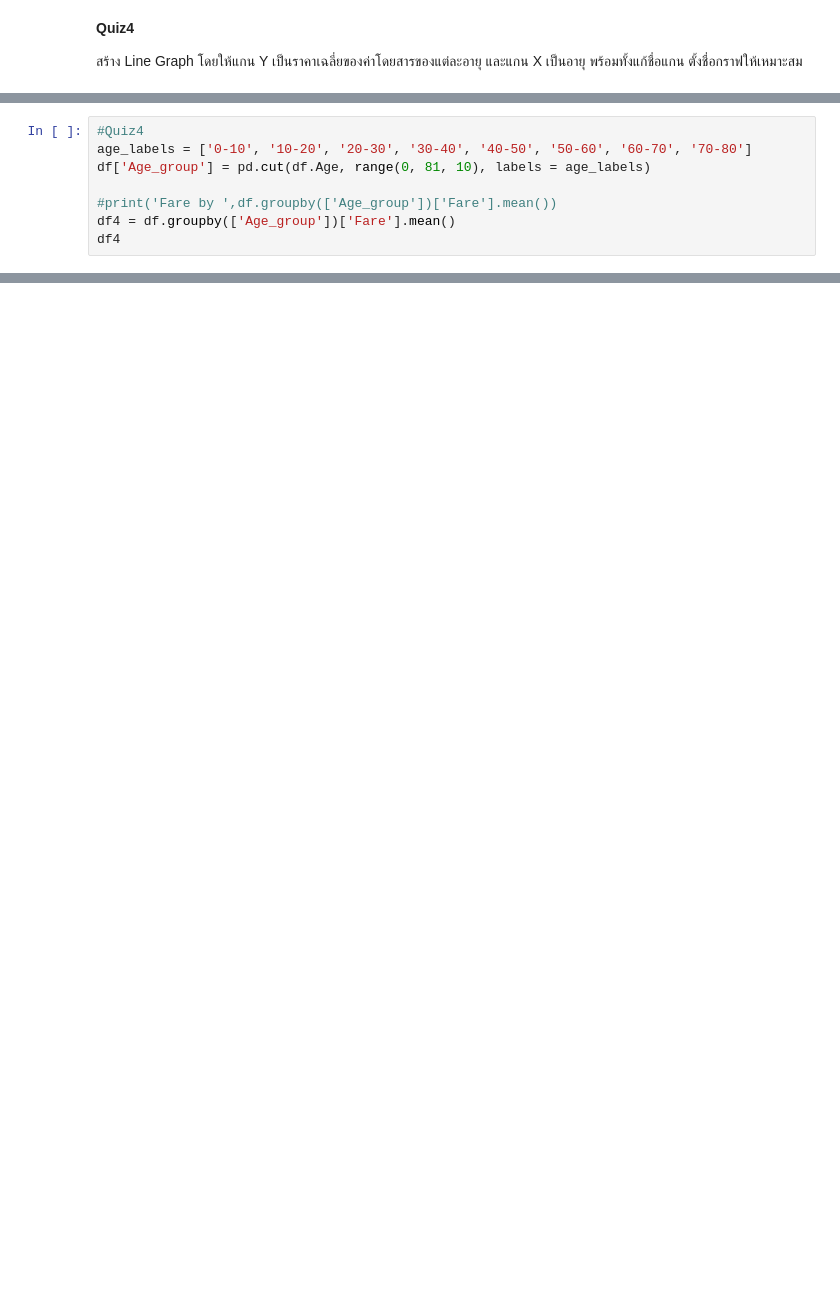
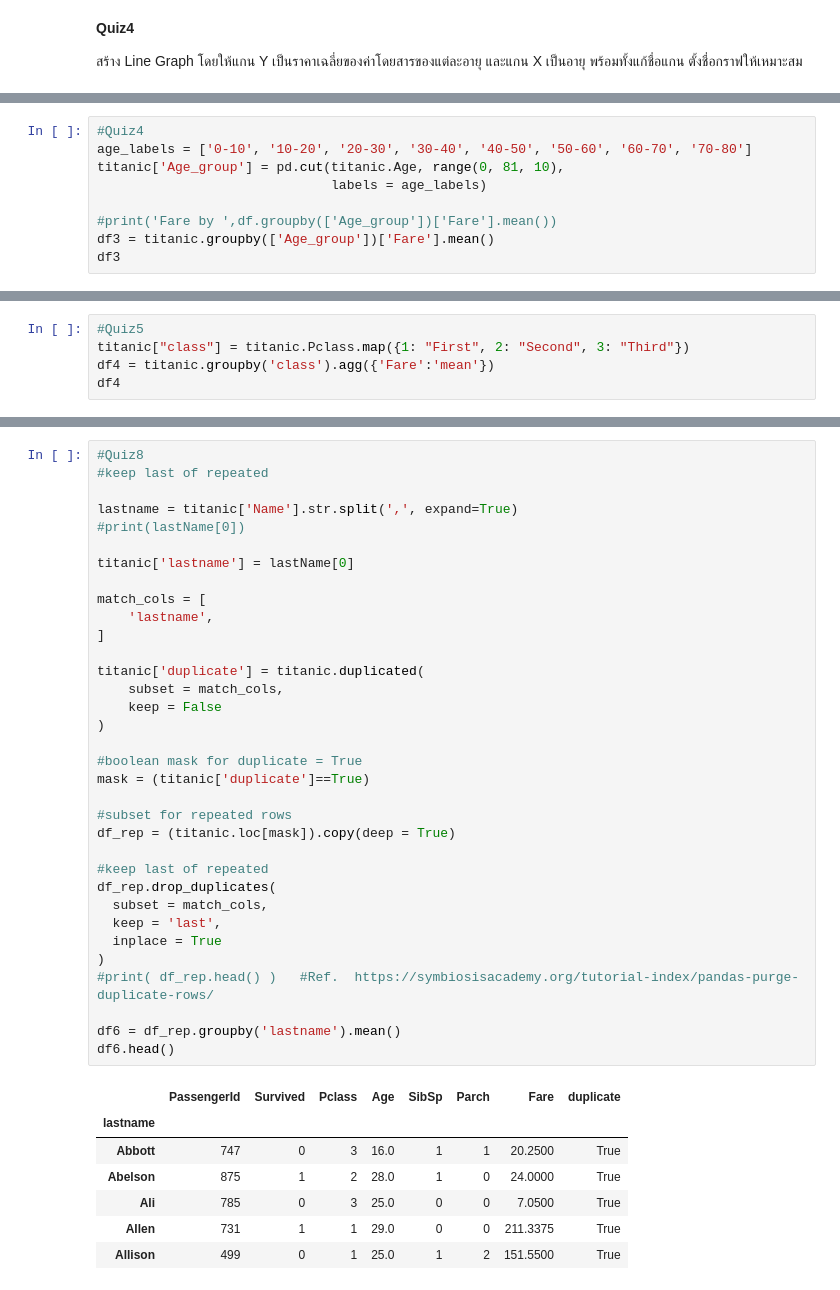
Before and after one commit to deen666/Homework_DataCamp2, a Jupyter notebook: Plotly/Plotly.ipynb, the cells around one changed output, grey strips where cells are left out. Drawn from its saved outputs; the diff is of its cells as text; blank space fills up the shorter version.

Commit message:
Plotly Quiz8.

```diff
--- a/Plotly/Plotly.ipynb
+++ b/Plotly/Plotly.ipynb
@@ -160,11 +162,12 @@ fig.show()
 # %%
 #Quiz4
 age_labels = ['0-10', '10-20', '20-30', '30-40', '40-50', '50-60', '60-70', '70-80']
-df['Age_group'] = pd.cut(df.Age, range(0, 81, 10), labels = age_labels)
+titanic['Age_group'] = pd.cut(titanic.Age, range(0, 81, 10),
+                              labels = age_labels)
 
 #print('Fare by ',df.groupby(['Age_group'])['Fare'].mean())
-df4 = df.groupby(['Age_group'])['Fare'].mean()
-df4
+df3 = titanic.groupby(['Age_group'])['Fare'].mean()
+df3
 # %% [output]
 Age_group
 0-10     30.434439
@@ -184,0 +195,5 @@ fig.show()
+# %%
+#Quiz5
+titanic["class"] = titanic.Pclass.map({1: "First", 2: "Second", 3: "Third"})
+df4 = titanic.groupby('class').agg({'Fare':'mean'})
+df4
@@ -184,0 +241,42 @@ fig.show()
+# %%
+#Quiz8
+#keep last of repeated
+
+lastname = titanic['Name'].str.split(',', expand=True)
+#print(lastName[0])
+
+titanic['lastname'] = lastName[0]
+
+match_cols = [
+    'lastname',
+]
+
+titanic['duplicate'] = titanic.duplicated(
+    subset = match_cols,
+    keep = False
+)
+
+#boolean mask for duplicate = True
+mask = (titanic['duplicate']==True)
+
+#subset for repeated rows
+df_rep = (titanic.loc[mask]).copy(deep = True)
+
+#keep last of repeated
+df_rep.drop_duplicates(
+  subset = match_cols,
+  keep = 'last',
+  inplace = True
+)
+#print( df_rep.head() )   #Ref.  https://symbiosisacademy.org/tutorial-index/pandas-purge-duplicate-rows/
+
+df6 = df_rep.groupby('lastname').mean()
+df6.head()
+# %% [output]
+|  | PassengerId | Survived | Pclass | Age | SibSp | Parch | Fare | duplicate |
+| lastname |  |  |  |  |  |  |  |  |
+| Abbott | 747 | 0 | 3 | 16.0 | 1 | 1 | 20.2500 | True |
+| Abelson | 875 | 1 | 2 | 28.0 | 1 | 0 | 24.0000 | True |
+| Ali | 785 | 0 | 3 | 25.0 | 0 | 0 | 7.0500 | True |
+| Allen | 731 | 1 | 1 | 29.0 | 0 | 0 | 211.3375 | True |
+| Allison | 499 | 0 | 1 | 25.0 | 1 | 2 | 151.5500 | True |
```
Also changed, not shown: parts of 14 cells of this notebook.
